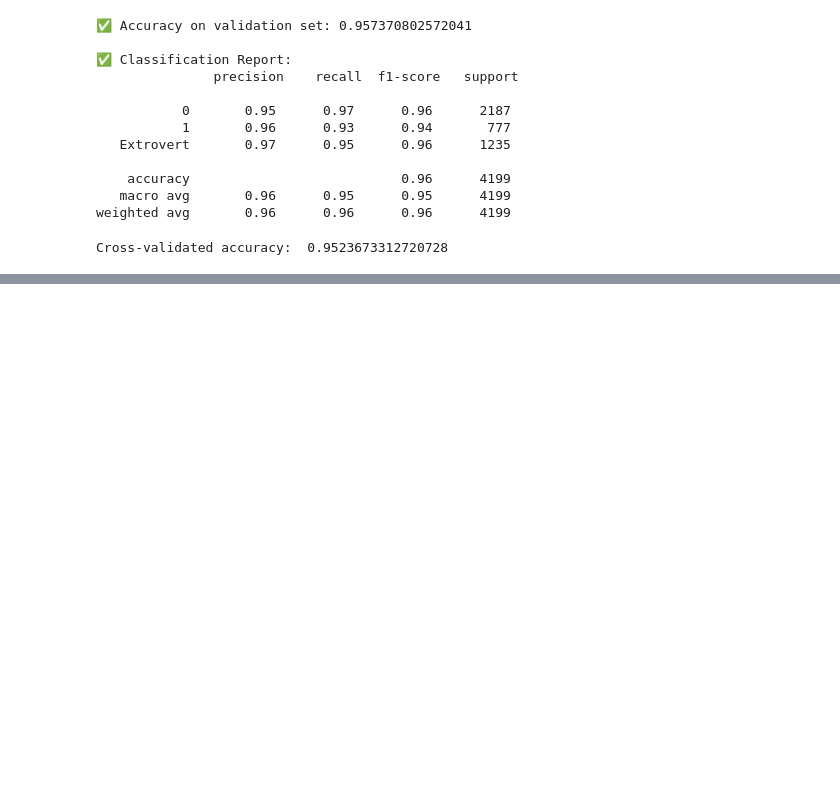
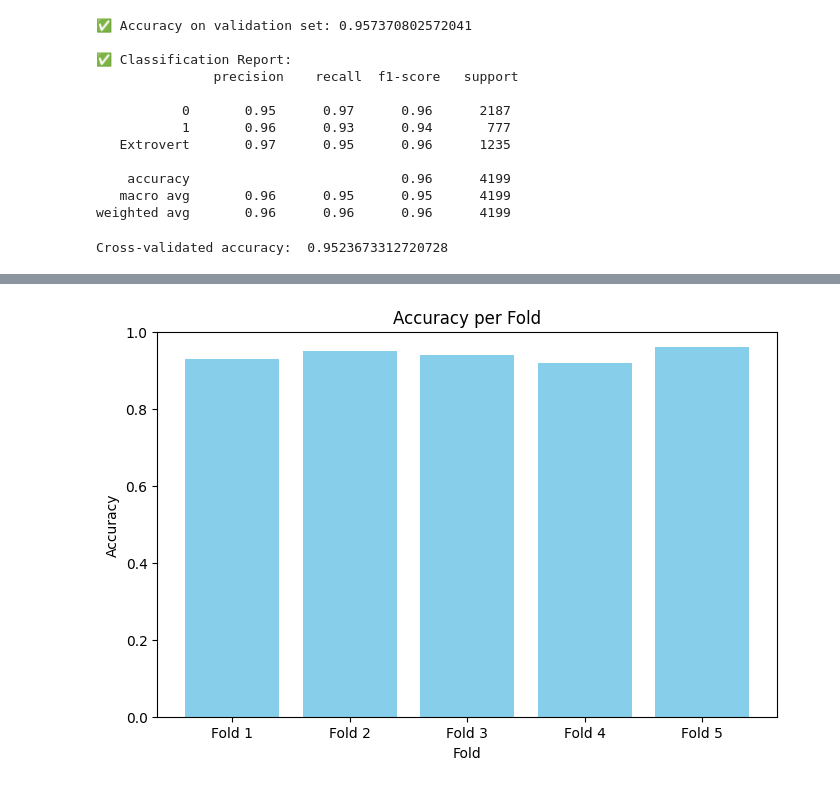
Before and after one commit to mohamedtamer82/Extrovert-or-Introvert-prediction, a Jupyter notebook: Introverts_and_Extroverts_prediction.ipynb, the cells around one changed output, grey strips where cells are left out. Cells and saved outputs as stored; diff of their text form; code cells hidden in the pictures; blank space fills up the shorter version.

```diff
--- a/Introverts_and_Extroverts_prediction.ipynb
+++ b/Introverts_and_Extroverts_prediction.ipynb
@@ -451,0 +468,14 @@ Cross-validated accuracy:  0.9523673312720728
+# %%
+# Example accuracy scores from different folds or models
+accuracies = [0.93, 0.95, 0.94, 0.92, 0.96]
+folds = ['Fold 1', 'Fold 2', 'Fold 3', 'Fold 4', 'Fold 5']
+
+plt.figure(figsize=(8,5))
+plt.bar(folds, accuracies, color='skyblue')
+plt.ylim(0,1)
+plt.title('Accuracy per Fold')
+plt.xlabel('Fold')
+plt.ylabel('Accuracy')
+plt.show()
+# %% [output]
+[figure, added]
```
Also changed, not shown: parts of 4 cells of this notebook.
